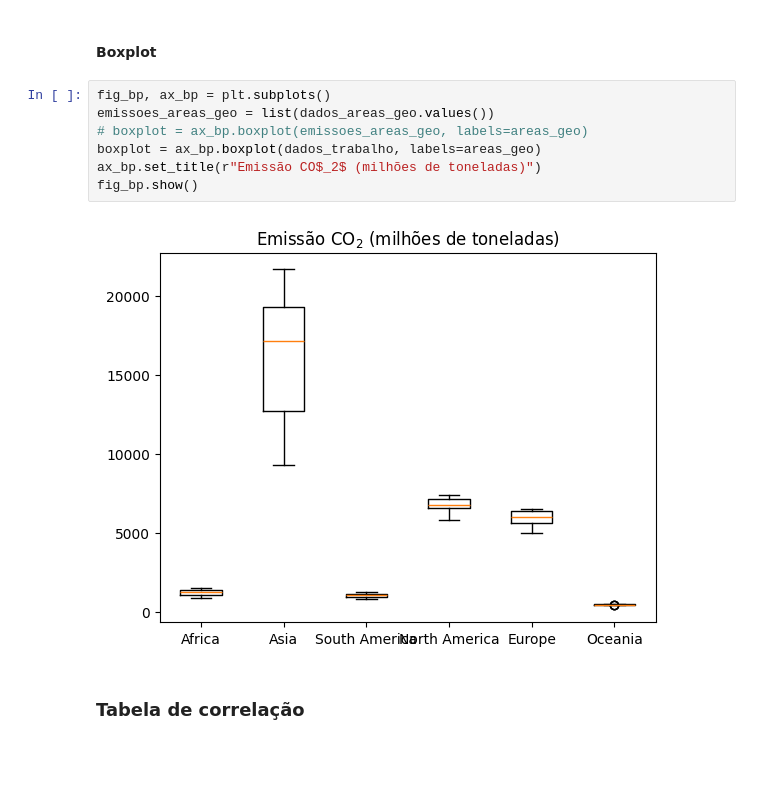
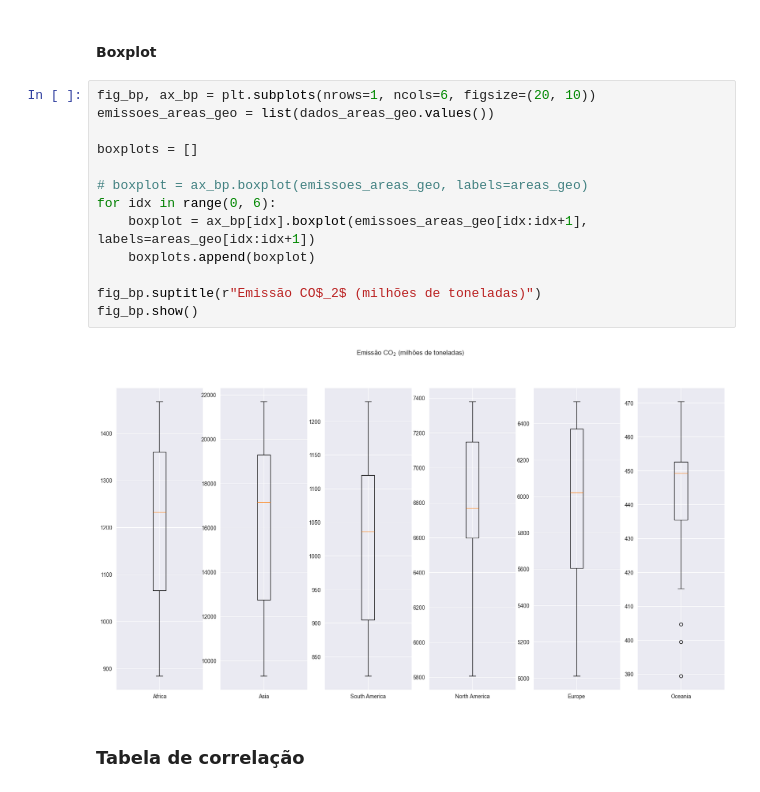
Before and after one commit to preis/anadi_2024, a Jupyter notebook: ficheiros/Trabalho 1/Trabalho 4.3.1.ipynb, the cells around one changed output. Cells and saved outputs as stored; diff of their text form; blank space fills up the shorter version.

Commit message:
feat: dados da Asia muito diferentes dos restantes, isolamento dos boxplots

```diff
--- a/ficheiros/Trabalho 1/Trabalho 4.3.1.ipynb
+++ b/ficheiros/Trabalho 1/Trabalho 4.3.1.ipynb
@@ -61,14 +61,20 @@ ShapiroResult(statistic=0.7802441599602413, pvalue=8.731688749385906e-13)
 # %% [markdown]
 #### Boxplot
 # %%
-fig_bp, ax_bp = plt.subplots()
+fig_bp, ax_bp = plt.subplots(nrows=1, ncols=6, figsize=(20, 10))
 emissoes_areas_geo = list(dados_areas_geo.values())
+
+boxplots = []
+
 # boxplot = ax_bp.boxplot(emissoes_areas_geo, labels=areas_geo)
-boxplot = ax_bp.boxplot(dados_trabalho, labels=areas_geo)
-ax_bp.set_title(r"Emissão CO$_2$ (milhões de toneladas)")
+for idx in range(0, 6):
+    boxplot = ax_bp[idx].boxplot(emissoes_areas_geo[idx:idx+1], labels=areas_geo[idx:idx+1])
+    boxplots.append(boxplot)
+
+fig_bp.suptitle(r"Emissão CO$_2$ (milhões de toneladas)")
 fig_bp.show()
 # %% [output]
-[figure, old version]
+[figure, new version]
 # %% [markdown]
 ### Tabela de correlação
 # %%
```
Also changed, not shown: parts of 1 cell of this notebook.
